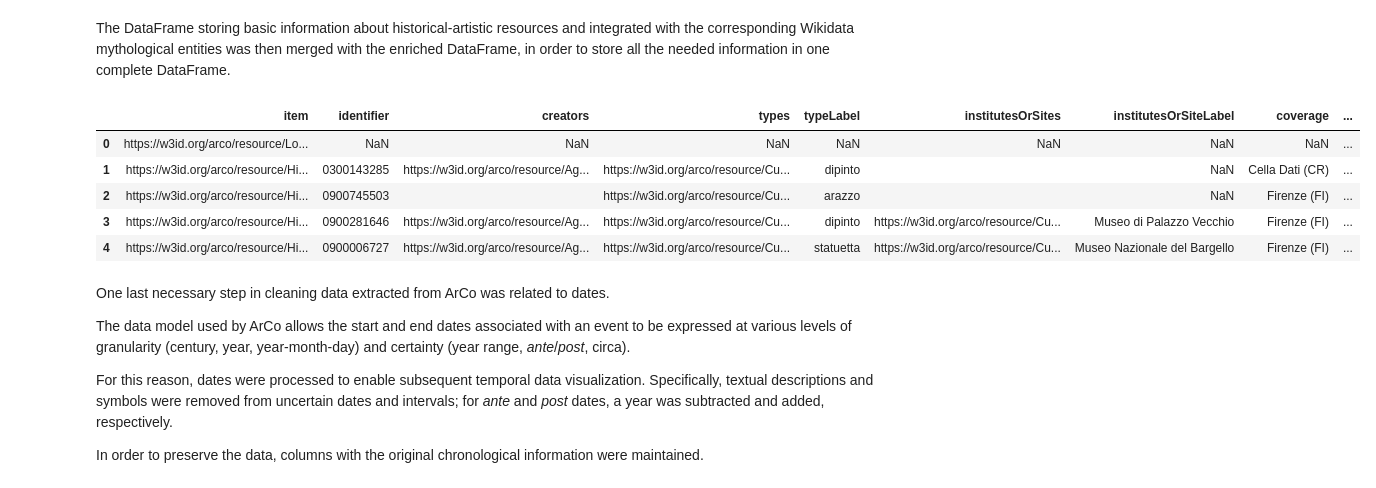
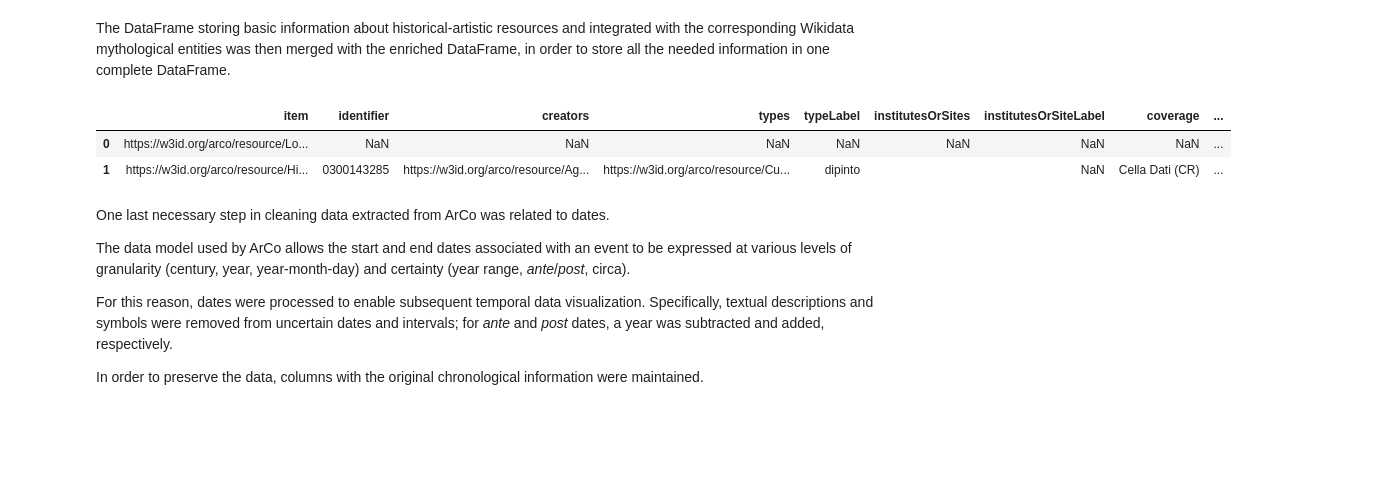
Before and after one commit to Info-Viz/DataNymphs, a Jupyter notebook: data_analysis/COPIA_opere_mitologiche_ArCo.ipynb, the cells around one changed output. Cells and saved outputs as stored; diff of their text form; code cells hidden in the pictures; blank space fills up the shorter version.

```diff
--- a/data_analysis/COPIA_opere_mitologiche_ArCo.ipynb
+++ b/data_analysis/COPIA_opere_mitologiche_ArCo.ipynb
@@ -690,30 +699,27 @@ The DataFrame storing basic information about historical-artistic resources and
 # %%
 # df arco enriched con uris wikidata
 
 df_arco_wd =  pd.merge(df_enriched, df_arco_wd_entities, on="item", how="left")
 #print(f"Entities df:\n {df_arco_wd['wd_entities']}")
 df_arco_wd.head(5)
 #print(f"The final df has {len(df_arco_wd)} rows")
 
 
 # find and combine duplicate _x and _y columns
 for col in df_enriched.columns:
     if col != "item" and f"{col}_x" in df_arco_wd.columns:
         # Combine the two columns (prefers _x, fills NaNs with _y)
         df_arco_wd[col] = df_arco_wd[f"{col}_x"].combine_first(df_arco_wd[f"{col}_y"])
 
         # Drop the duplicate columns
         df_arco_wd.drop(columns=[f"{col}_x", f"{col}_y"], inplace=True)
 
-df_arco_wd.head(5)
+df_arco_wd.head(2)
 #print(f"The final df has {len(df_arco_wd)} rows")
 # %% [output]
 |  | item | identifier | creators | types | typeLabel | institutesOrSites | institutesOrSiteLabel | coverage | ... |
 | 0 | https://w3id.org/arco/resource/Lo... | NaN | NaN | NaN | NaN | NaN | NaN | NaN | ... |
 | 1 | https://w3id.org/arco/resource/Hi... | 0300143285 | https://w3id.org/arco/resource/Ag... | https://w3id.org/arco/resource/Cu... | dipinto |  | NaN | Cella Dati (CR) | ... |
-| 2 | https://w3id.org/arco/resource/Hi... | 0900745503 |  | https://w3id.org/arco/resource/Cu... | arazzo |  | NaN | Firenze (FI) | ... |
-| 3 | https://w3id.org/arco/resource/Hi... | 0900281646 | https://w3id.org/arco/resource/Ag... | https://w3id.org/arco/resource/Cu... | dipinto | https://w3id.org/arco/resource/Cu... | Museo di Palazzo Vecchio | Firenze (FI) | ... |
-| 4 | https://w3id.org/arco/resource/Hi... | 0900006727 | https://w3id.org/arco/resource/Ag... | https://w3id.org/arco/resource/Cu... | statuetta | https://w3id.org/arco/resource/Cu... | Museo Nazionale del Bargello | Firenze (FI) | ... |
 # %% [markdown]
 One last necessary step in cleaning data extracted from ArCo was related to dates.
 
```
Also changed, not shown: parts of 4 cells of this notebook.
